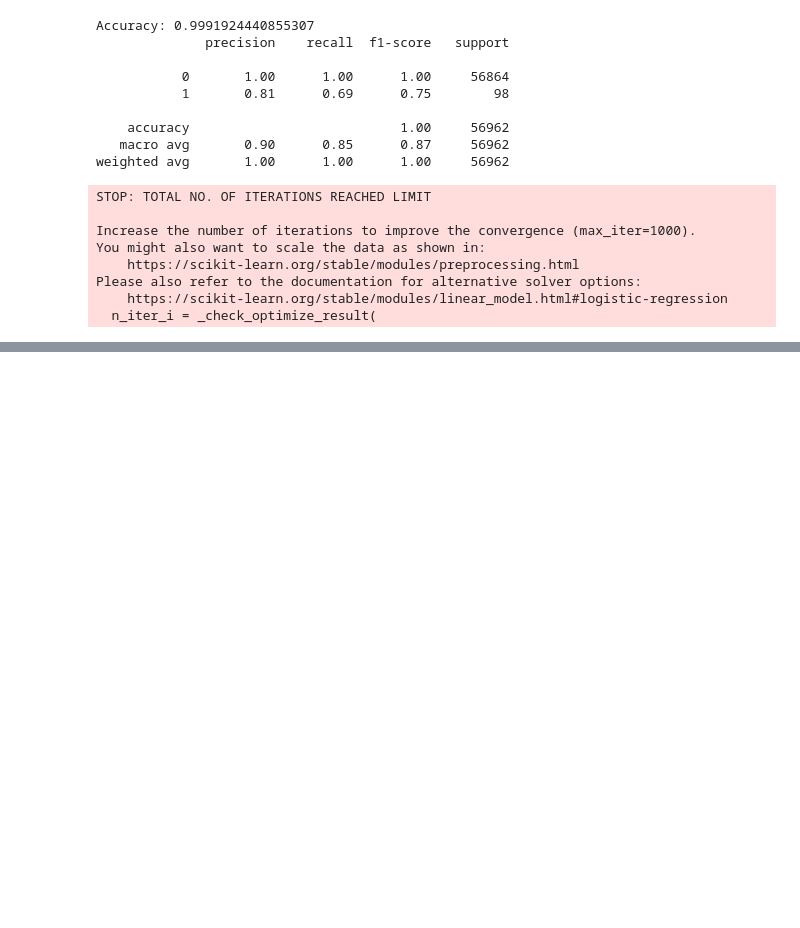
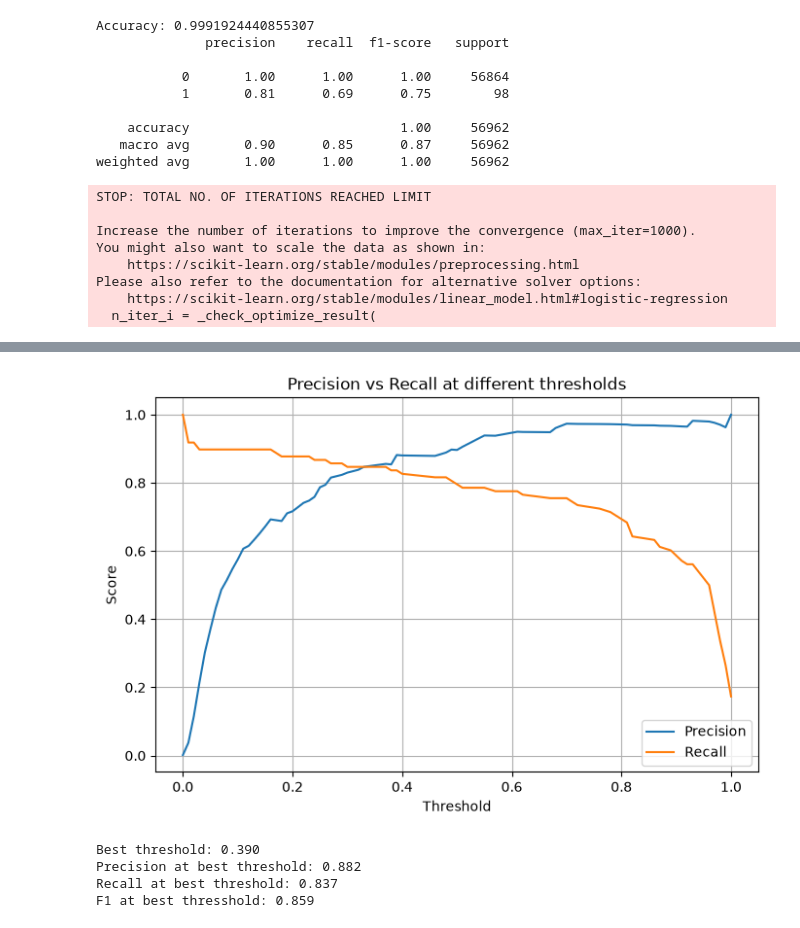
Before and after one commit to meerabrashid1/fraud-detection-system, a Jupyter notebook: 01_explore.ipynb, the cells around one changed output, grey strips where cells are left out. Drawn from its saved outputs; the diff is of its cells as text; code cells hidden in the pictures; blank space fills up the shorter version.

Commit message:
Day 3: trained Random Forest, tuned decision threshold, saved model

```diff
--- a/01_explore.ipynb
+++ b/01_explore.ipynb
@@ -117,3 +125,11 @@ from sklearn.preprocessing import StandardScaler
 scaler = StandardScaler()
 X_train_scaled = scaler.fit_transform(X_train)
 X_test_scaled = scaler.transform(X_test)
+# %%
+model_weighted = LogisticRegression(max_iter=1000, class_weight='balanced')
+model_weighted.fit(X_train_scaled, y_train)
+
+y_pred_weighted = model_weighted.predict(X_test_scaled)
+
+print("Accuracy:", accuracy_score(y_test, y_pred_weighted))
+print(classification_report(y_test, y_pred_weighted))
@@ -119,0 +146,15 @@ X_test_scaled = scaler.transform(X_test)
+# %%
+from sklearn.ensemble import RandomForestClassifier
+
+rf_model = RandomForestClassifier(
+    n_estimators=100,
+    class_weight='balanced',
+    random_state=42,
+    n_jobs=-1
+)
+rf_model.fit(X_train_scaled, y_train)
+
+y_pred_rf = rf_model.predict(X_test_scaled)
+
+print("Accuracy:", accuracy_score(y_test, y_pred_rf))
+print(classification_report(y_test, y_pred_rf))
@@ -119,0 +171,33 @@ X_test_scaled = scaler.transform(X_test)
+# %%
+from sklearn.metrics import precision_recall_curve
+import matplotlib.pyplot as plt
+
+y_scores = rf_model.predict_proba(X_test_scaled)[:, 1]
+
+precisions, recalls, thresholds = precision_recall_curve(y_test, y_scores)
+
+plt.figure(figsize=(8, 5))
+plt.plot(thresholds, precisions[:-1], label='Precision')
+plt.plot(thresholds, recalls[:-1], label='Recall')
+plt.xlabel('Threshold')
+plt.ylabel('Score')
+plt.title('Precision vs Recall at different thresholds')
+plt.legend()
+plt.grid(True)
+plt.show()
+# %% [output]
+[figure, added]
+# %%
+f1_scores = 2 * (precisions * recalls) / (precisions + recalls + 1e-10)
+best_idx = f1_scores[:-1].argmax()
+best_threshold = thresholds[best_idx]
+
+print(f"Best threshold: {best_threshold:.3f}")
+print(f"Precision at best threshold: {precisions[best_idx]:.3f}")
+print(f"Recall at best threshold: {recalls[best_idx]:.3f}")
+print(f"F1 at best thresshold: {f1_scores[best_idx]:.3f}")
+# %% [output]
+Best threshold: 0.390
+Precision at best threshold: 0.882
+Recall at best threshold: 0.837
+F1 at best thresshold: 0.859
```
Also changed, not shown: parts of 3 cells of this notebook, 2 other files.
